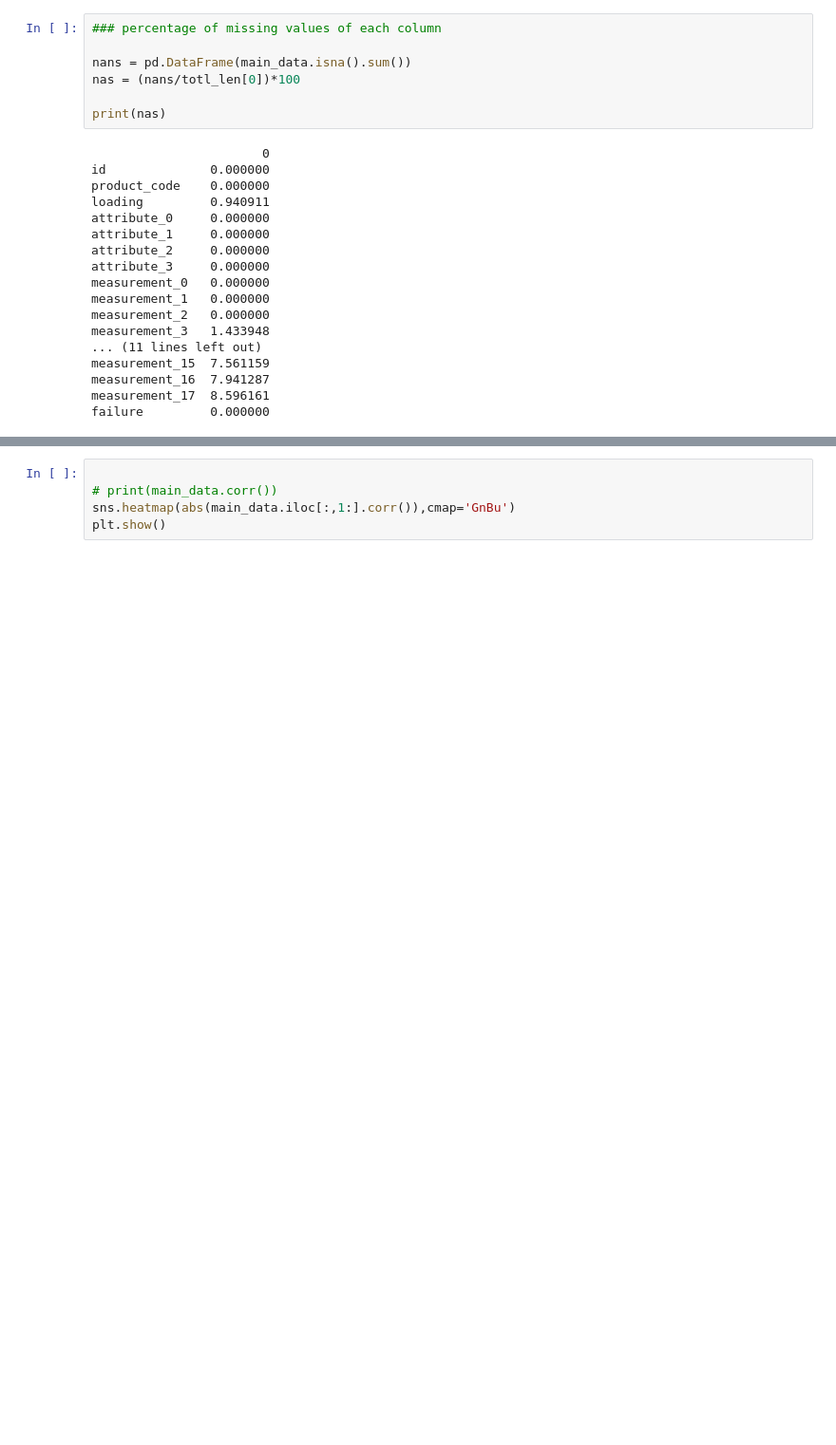
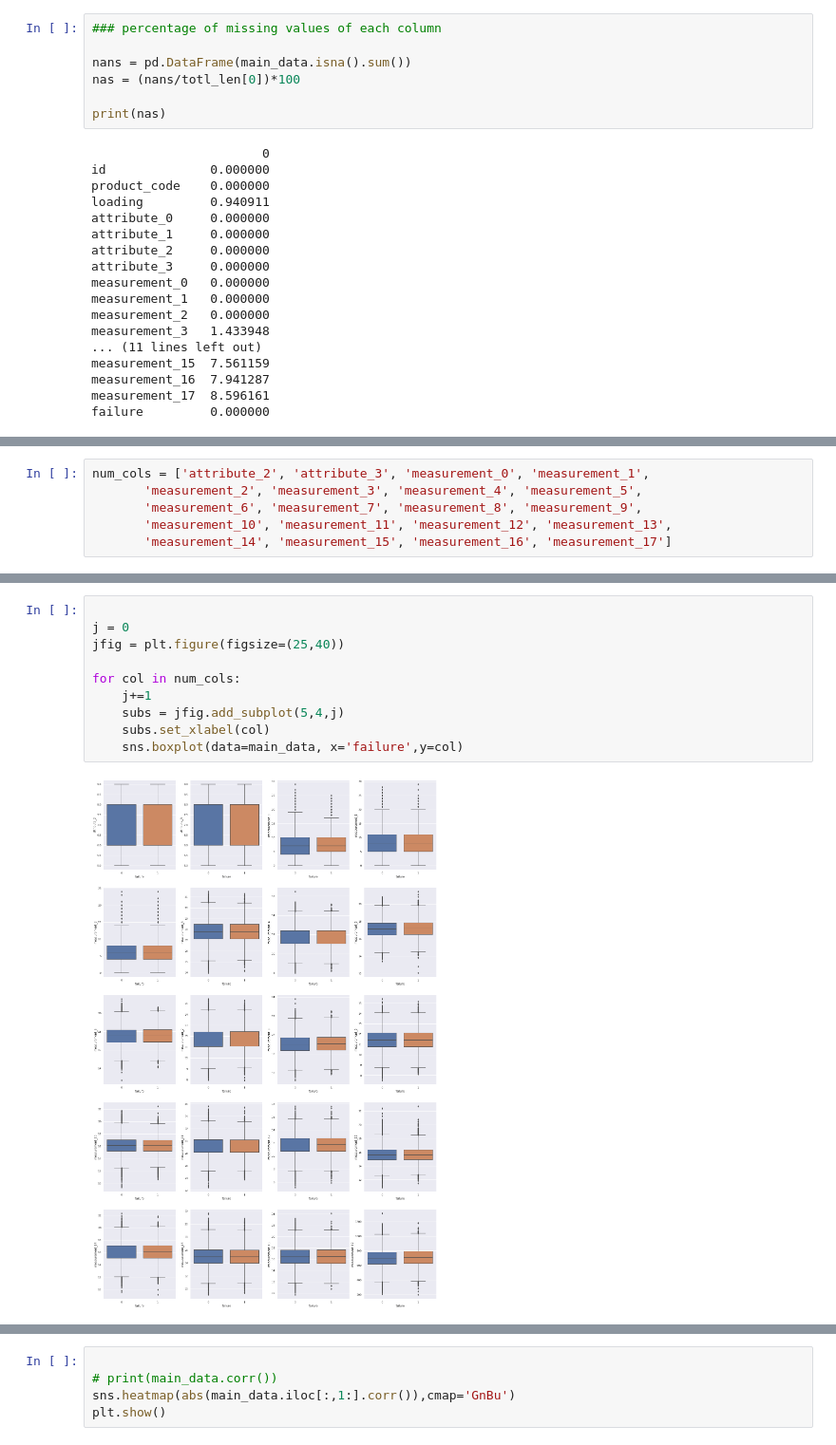
Before and after one commit to indhra/2019, a Jupyter notebook: playgroundseries-aug22.ipynb, the cells around one changed output, grey strips where cells are left out. Shown at 95% size. Cells and saved outputs as stored; diff of their text form; blank space fills up the shorter version.

```diff
--- a/playgroundseries-aug22.ipynb
+++ b/playgroundseries-aug22.ipynb
@@ -94,0 +213,6 @@ failure         0.000000
+# %%
+num_cols = ['attribute_2', 'attribute_3', 'measurement_0', 'measurement_1',
+       'measurement_2', 'measurement_3', 'measurement_4', 'measurement_5',
+       'measurement_6', 'measurement_7', 'measurement_8', 'measurement_9',
+       'measurement_10', 'measurement_11', 'measurement_12', 'measurement_13',
+       'measurement_14', 'measurement_15', 'measurement_16', 'measurement_17']
@@ -94,0 +238,12 @@ failure         0.000000
+# %%
+
+j = 0
+jfig = plt.figure(figsize=(25,40))
+
+for col in num_cols:
+    j+=1
+    subs = jfig.add_subplot(5,4,j)
+    subs.set_xlabel(col)
+    sns.boxplot(data=main_data, x='failure',y=col)
+# %% [output]
+[figure, added]
```
Also changed, not shown: parts of 40 cells of this notebook.
